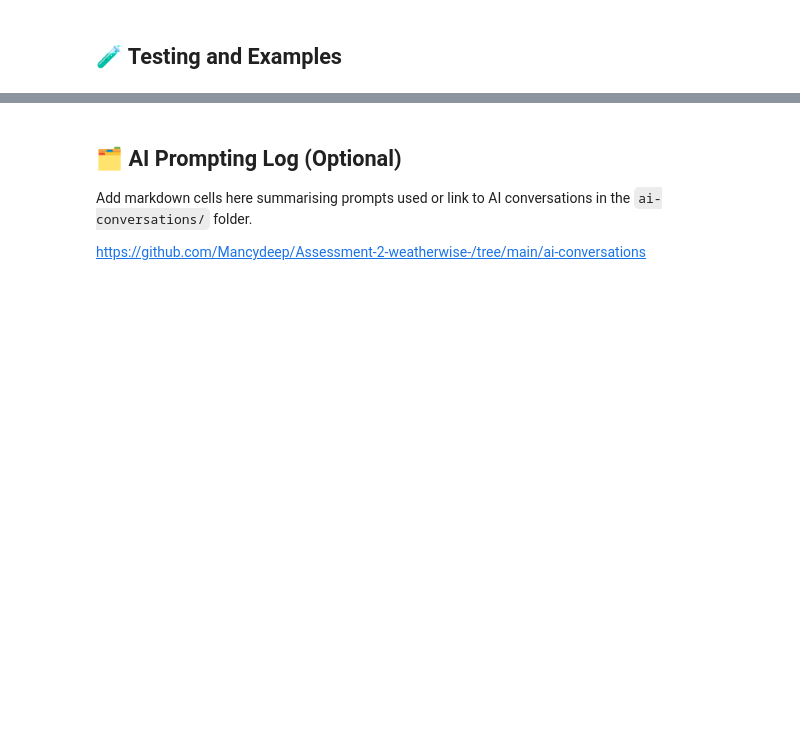
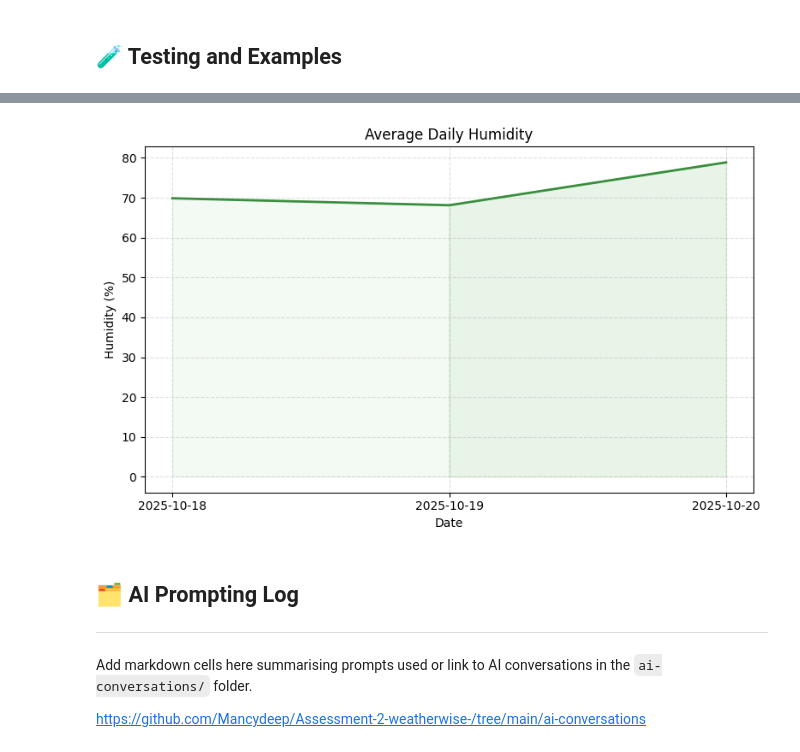
Before and after one commit to Mancydeep/Assessment-2-weatherwise-, a Jupyter notebook: starter_notebook.ipynb, the cells around one changed output, grey strips where cells are left out. Drawn from its saved outputs; the diff is of its cells as text; code cells hidden in the pictures; blank space fills up the shorter version.

```diff
--- a/starter_notebook.ipynb
+++ b/starter_notebook.ipynb
@@ -304,5 +368,40 @@ Enter your option (1-5):
+# %%
+def create_humidity_visualisation(weather_data, output_type='display'):
+    """
+    Average humidity per day shown as a smooth gradient filled area chart.
+    """
+    dates = []
+    avg_humidity = []
+
+    for day in weather_data['weather']:
+        dates.append(day['date'])
+        humid_vals = [float(hour['humidity']) for hour in day['hourly']]
+        avg = sum(humid_vals) / len(humid_vals)
+        avg_humidity.append(avg)
+
+    plt.figure(figsize=(8, 5))
+    plt.plot(dates, avg_humidity, color='#388E3C', lw=2)
+
+    # Color fill with gradient alpha
+    for i in range(len(dates)-1):
+        plt.fill_between(dates[i:i+2], avg_humidity[i:i+2], color='#A5D6A7', alpha=0.4*(i+1)/len(dates))
+
+    plt.title("Average Daily Humidity")
+    plt.xlabel("Date")
+    plt.ylabel("Humidity (%)")
+    plt.grid(alpha=0.4, linestyle='--')
+    plt.tight_layout()
+    plt.show()
+data = get_weather_data("Perth",3)
+create_humidity_visualisation(data)
+# %% [output]
+[figure, added]
 # %% [markdown]
-## 🗂️ AI Prompting Log (Optional)
+## 🗂️ AI Prompting Log
+
+---
+
+
 Add markdown cells here summarising prompts used or link to AI conversations in the `ai-conversations/` folder.
 
 https://github.com/Mancydeep/Assessment-2-weatherwise-/tree/main/ai-conversations
```
Also changed, not shown: parts of 6 cells of this notebook.
